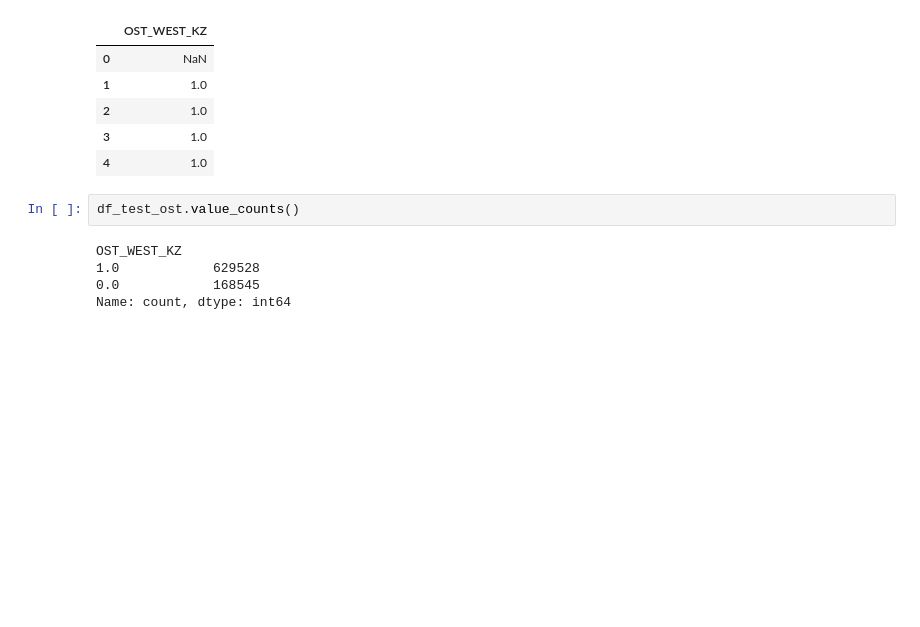
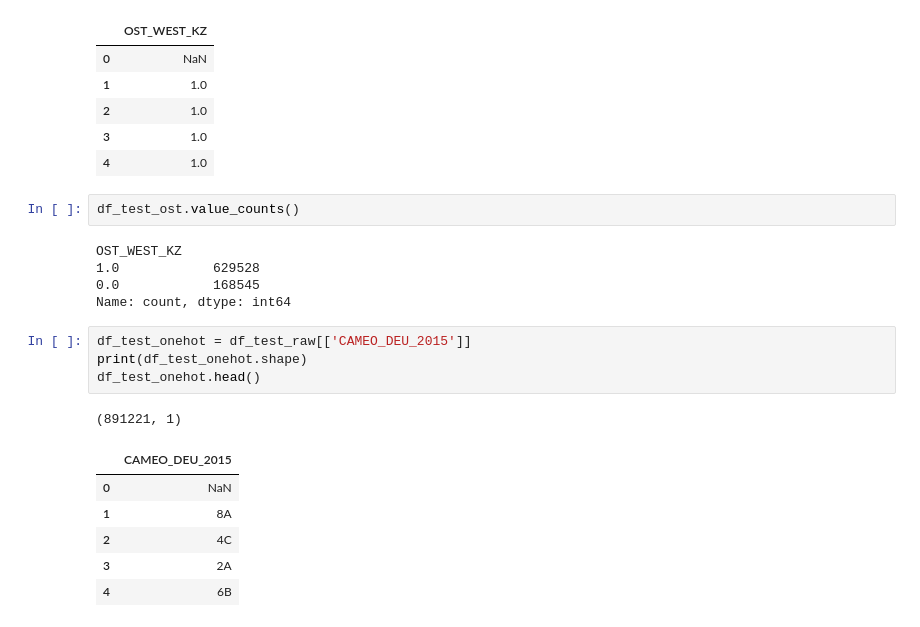
Before and after one commit to kinant/ud-ml-pytorch, a Jupyter notebook: Project 03/identify_customer_segments/testing.py.ipynb, the cells around one changed output. Drawn from its saved outputs; the diff is of its cells as text; blank space fills up the shorter version.

```diff
--- a/Project 03/identify_customer_segments/testing.py.ipynb
+++ b/Project 03/identify_customer_segments/testing.py.ipynb
@@ -89,3 +89,15 @@ OST_WEST_KZ
 1.0            629528
 0.0            168545
 Name: count, dtype: int64
+# %%
+df_test_onehot = df_test_raw[['CAMEO_DEU_2015']]
+print(df_test_onehot.shape)
+df_test_onehot.head()
+# %% [output]
+(891221, 1)
+|  | CAMEO_DEU_2015 |
+| 0 | NaN |
+| 1 | 8A |
+| 2 | 4C |
+| 3 | 2A |
+| 4 | 6B |
```
Also changed, not shown: parts of 4 cells of this notebook, 1 other file.
